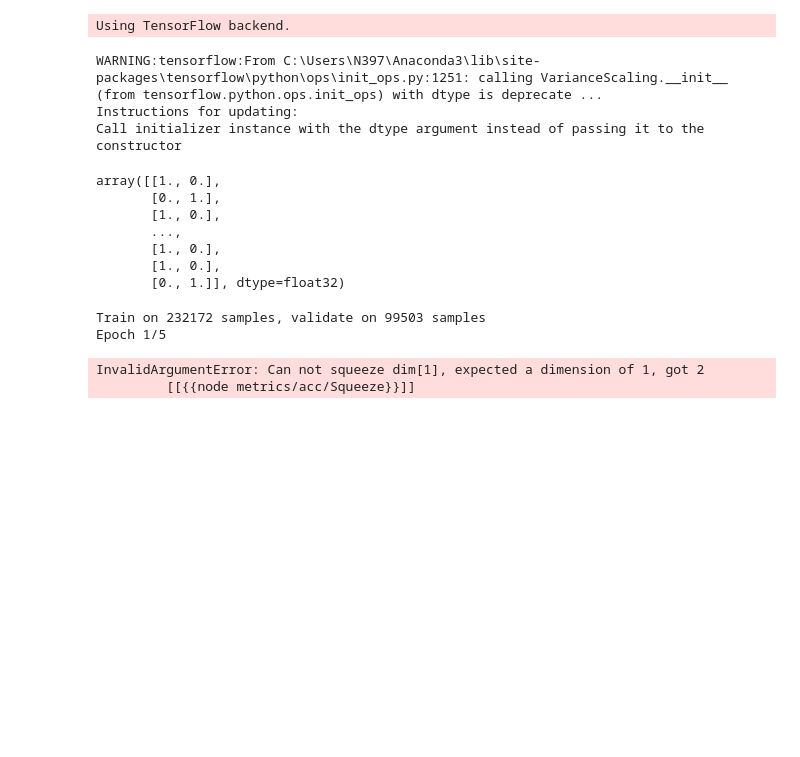
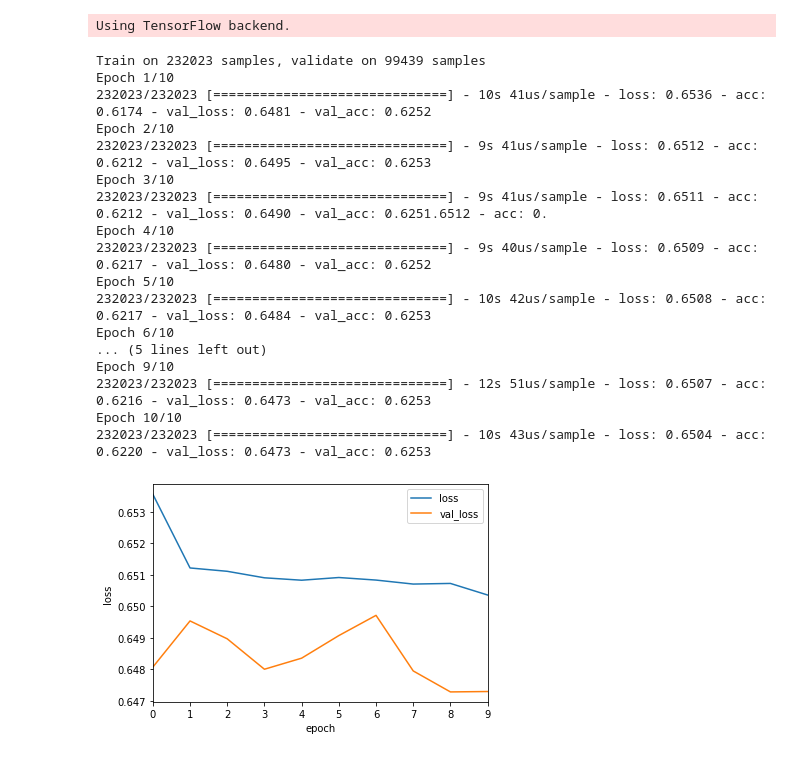
Before and after one commit to MatsudaKyohei/AI-practice, a Jupyter notebook: ML_Day3.ipynb, the cells around one changed output. Cells and saved outputs as stored; diff of their text form; code cells hidden in the pictures; blank space fills up the shorter version.

```diff
--- a/ML_Day3.ipynb
+++ b/ML_Day3.ipynb
@@ -223,0 +200,4 @@ selected_train_data
+# %%
+# drop関数で特徴を削除
+selected_X_train= df_dum.drop(drop_name, axis=1)
+selected_X_train
@@ -224,7 +223,6 @@ selected_train_data
 # %%
 #学習用データ、テストデータに分ける
-
-X = selected_train_data
+X = selected_X_train
 X_train, X_test, y_train, y_test = train_test_split(X, y, test_size=0.3, random_state=1234)
 # %%
 ###------
@@ -267,8 +307,8 @@ import keras
 Using TensorFlow backend.
 # %%
 model = Sequential()
-model.add(Dense(6, activation='relu', input_dim=8))
-model.add(Dense(5, activation='relu', input_dim=6))
+model.add(Dense(16, activation='relu', input_dim=21))
+model.add(Dense(8, activation='relu', input_dim=16))
 model.add(Dense(2, activation='softmax'))#最終層のactivationは変更しないこと
 
 # ------ 最適化手法 ------
@@ -284,47 +324,34 @@ model.compile(loss='sparse_categorical_crossentropy',
               metrics=['accuracy'])
 
 # WARNINGが出るが気にしなくて良い
-# %% [output]
-WARNING:tensorflow:From C:\Users\N397\Anaconda3\lib\site-packages\tensorflow\python\ops\init_ops.py:1251: calling VarianceScaling.__init__ (from tensorflow.python.ops.init_ops) with dtype is deprecate ...
-Instructions for updating:
-Call initializer instance with the dtype argument instead of passing it to the constructor
-# %%
-# X_train = np.array(X_train)
-# X_test = np.array(X_test)
-
-from keras.utils import to_categorical
-y_train = to_categorical(y_train)
-y_test = to_categorical(y_test)
-
-y_test
-# %% [output]
-array([[1., 0.],
-       [0., 1.],
-       [1., 0.],
-       ...,
-       [1., 0.],
-       [1., 0.],
-       [0., 1.]], dtype=float32)
 # %%
 #計算の実行
-fit = model.fit(X_train, y_train, epochs=5,batch_size=20,validation_data=(X_test, y_test))
+fit = model.fit(X_train, y_train, epochs=10,batch_size=20,validation_data=(X_test, y_test))
 
 # 各epochにおける損失と精度をdfに入れる
 df = pd.DataFrame(fit.history)
 
 # グラフ化
 df[["loss", "val_loss"]].plot()
 plt.ylabel("loss")
 plt.xlabel("epoch")
 plt.show()
-
-df[["accuracy", "val_accuracy"]].plot()
-plt.ylabel("accuracy")
-plt.xlabel("epoch")
-plt.ylim([0,1.0])
-plt.show()
 # %% [output]
-Train on 232172 samples, validate on 99503 samples
-Epoch 1/5
+Train on 232023 samples, validate on 99439 samples
+Epoch 1/10
+232023/232023 [==============================] - 10s 41us/sample - loss: 0.6536 - acc: 0.6174 - val_loss: 0.6481 - val_acc: 0.6252
+Epoch 2/10
+232023/232023 [==============================] - 9s 41us/sample - loss: 0.6512 - acc: 0.6212 - val_loss: 0.6495 - val_acc: 0.6253
+Epoch 3/10
+232023/232023 [==============================] - 9s 41us/sample - loss: 0.6511 - acc: 0.6212 - val_loss: 0.6490 - val_acc: 0.6251.6512 - acc: 0.
+Epoch 4/10
+232023/232023 [==============================] - 9s 40us/sample - loss: 0.6509 - acc: 0.6217 - val_loss: 0.6480 - val_acc: 0.6252
+Epoch 5/10
+232023/232023 [==============================] - 10s 42us/sample - loss: 0.6508 - acc: 0.6217 - val_loss: 0.6484 - val_acc: 0.6253
+Epoch 6/10
+... (5 lines left out)
+Epoch 9/10
+232023/232023 [==============================] - 12s 51us/sample - loss: 0.6507 - acc: 0.6216 - val_loss: 0.6473 - val_acc: 0.6253
+Epoch 10/10
+232023/232023 [==============================] - 10s 43us/sample - loss: 0.6504 - acc: 0.6220 - val_loss: 0.6473 - val_acc: 0.6253
-InvalidArgumentError: Can not squeeze dim[1], expected a dimension of 1, got 2
-         [[{{node metrics/acc/Squeeze}}]]
+[figure, added]
```
Also changed, not shown: parts of 27 cells of this notebook.
